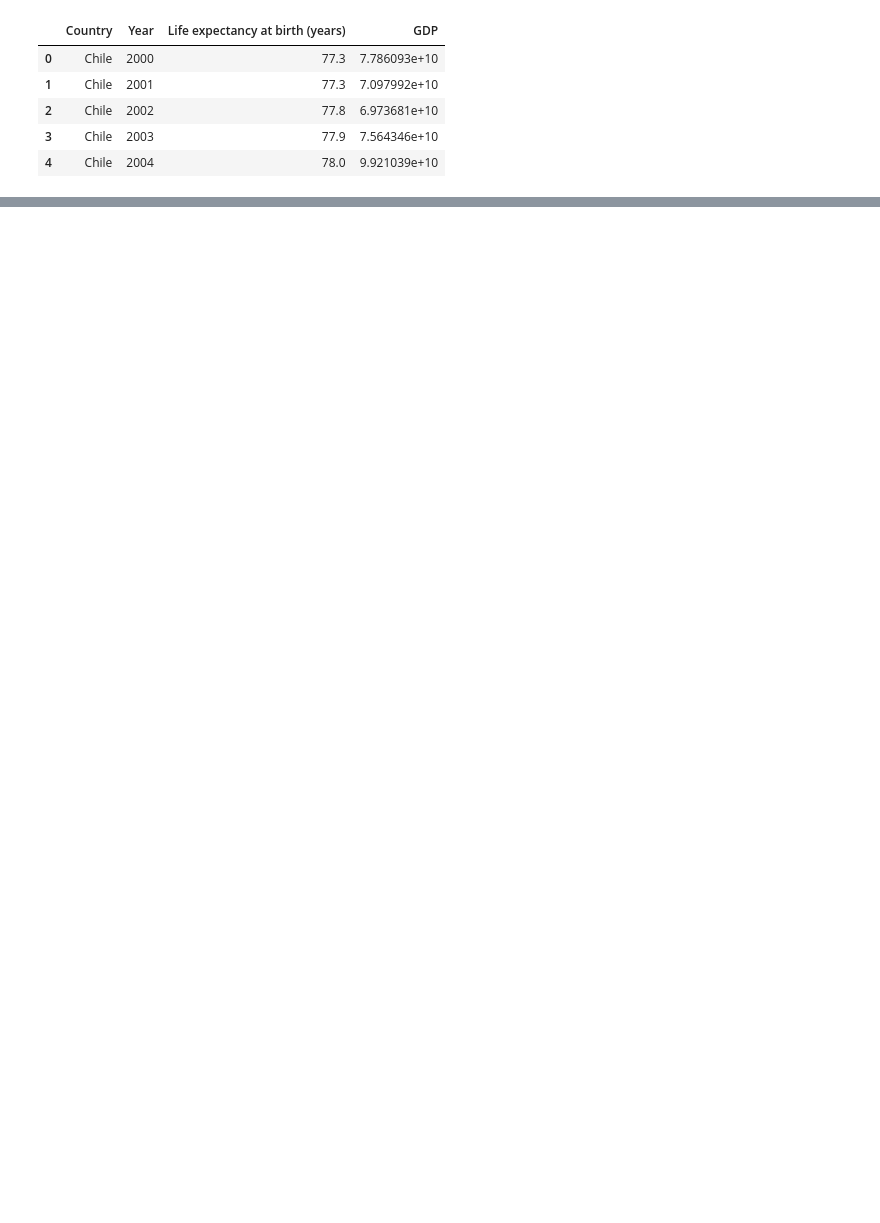
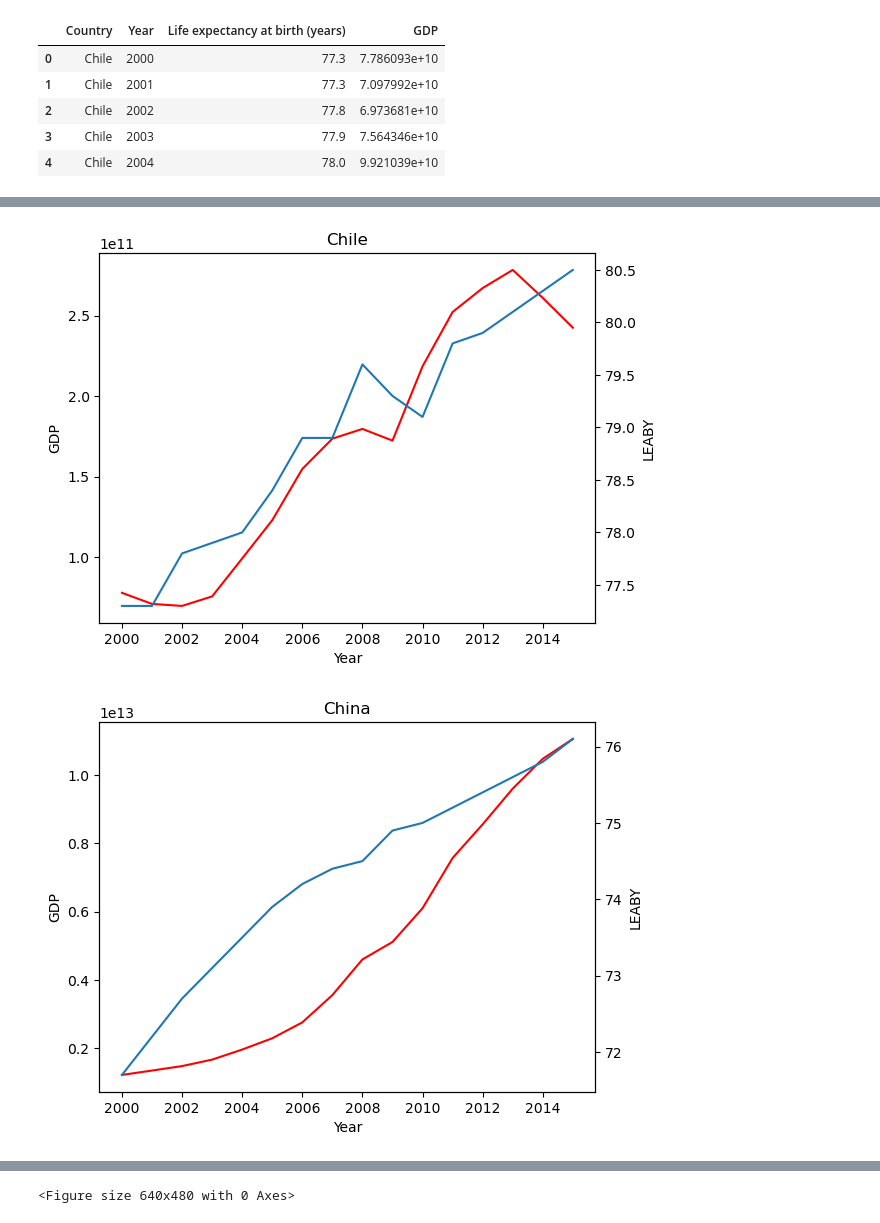
Before and after one commit to mkgrodzki/Codecademy-Life_Expectancy_GPD, a Jupyter notebook: life_expectancy_gdp.ipynb, the cells around one changed output, grey strips where cells are left out. Saved outputs shown, nothing was run; the diff lists cells and outputs as text; code cells hidden in the pictures; blank space fills up the shorter version.

```diff
--- a/life_expectancy_gdp.ipynb
+++ b/life_expectancy_gdp.ipynb
@@ -53,0 +76,6 @@ df[df.Country == 'United States of America']
+# %%
+# Analyzing each country seperately
+for country in countries:
+    print (f"Analyzing {country}:")
+    print(df[df.Country == country][['LEABY', 'GDP']].describe(include='all'))
+    print()
@@ -53,0 +100,11 @@ df[df.Country == 'United States of America']
+# %%
+for country in countries:
+    sns.lineplot(x = 'Year', y = 'GDP' , data=df[df.Country == country], color = 'r', legend=False)
+    ax2 = plt.twinx()
+    sns.lineplot(x = 'Year', y = 'LEABY' , data=df[df.Country == country], legend=False)
+    plt.title(f'{country}')
+    plt.show()
+    plt.clf()
+# %% [output]
+[figure, added]
+[figure, added]
@@ -53,0 +115 @@ df[df.Country == 'United States of America']
+<Figure size 640x480 with 0 Axes>
```
Also changed, not shown: parts of 13 cells of this notebook.
